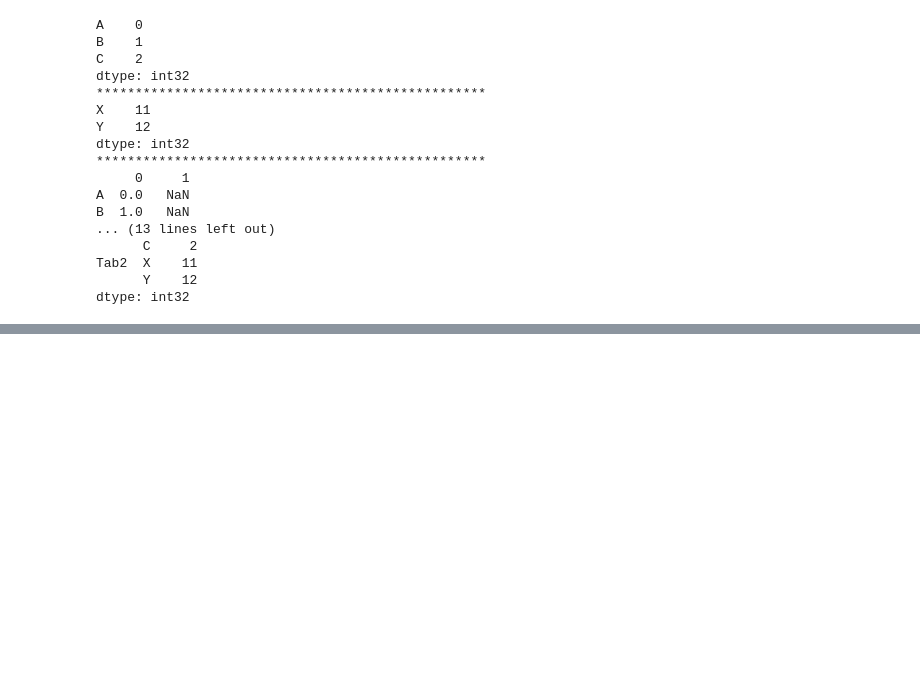
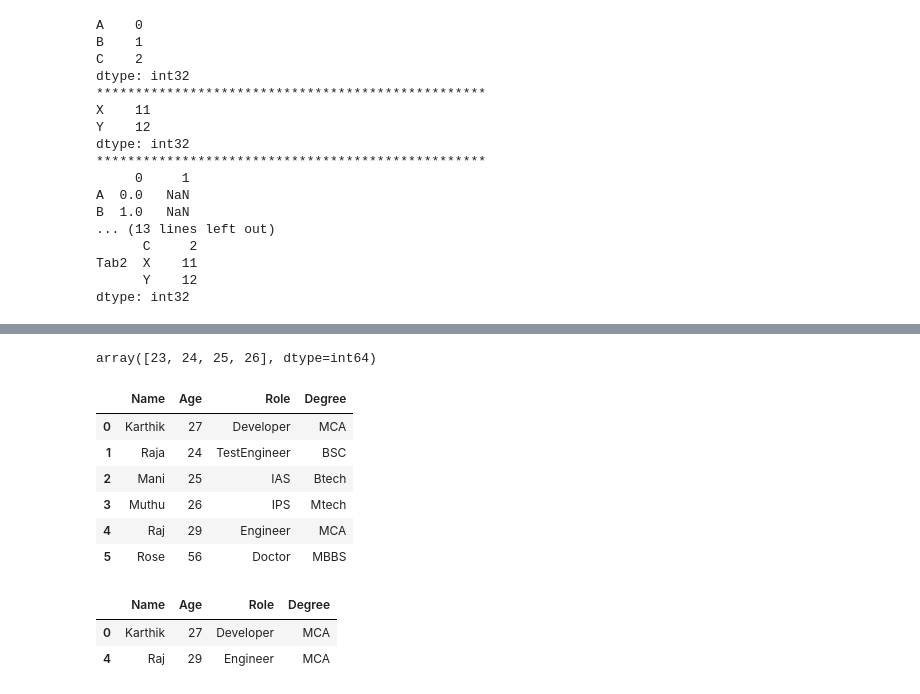
Before and after one commit to Karthik6622/PYTHON, a Jupyter notebook: Pandas_Practise_files/DataFrame-Pandas.ipynb, the cells around one changed output, grey strips where cells are left out. Saved outputs shown, nothing was run; the diff lists cells and outputs as text; code cells hidden in the pictures; blank space fills up the shorter version.

```diff
--- a/Pandas_Practise_files/DataFrame-Pandas.ipynb
+++ b/Pandas_Practise_files/DataFrame-Pandas.ipynb
@@ -333,0 +437,30 @@ dtype: int32
+# %%
+#if we want to sort one column values insted of whole Dataframe
+d3=np.sort(d['Age'])
+d3
+# %% [output]
+array([23, 24, 25, 26], dtype=int64)
+# %%
+#how to fetch data who's age more than 25 and completed MCA
+data1={'Name':['Karthik','Raja','Mani','Muthu','Raj','Rose'],
+     'Age':[27,24,25,26,29,56],
+     'Role':['Developer','TestEngineer','IAS','IPS','Engineer','Doctor'],
+     'Degree':['MCA','BSC','Btech','Mtech','MCA','MBBS']}
+dd=pd.DataFrame(data1)
+dd
+# %% [output]
+|  | Name | Age | Role | Degree |
+| 0 | Karthik | 27 | Developer | MCA |
+| 1 | Raja | 24 | TestEngineer | BSC |
+| 2 | Mani | 25 | IAS | Btech |
+| 3 | Muthu | 26 | IPS | Mtech |
+| 4 | Raj | 29 | Engineer | MCA |
+| 5 | Rose | 56 | Doctor | MBBS |
+# %%
+#how to fetch data who's age more than 25 and completed MCA
+dd[(dd['Age']>25) & (dd['Degree']=='MCA')]#here we using & combing two logical conditions instead of 'and'
+#if we use |(or) means,both condition will work
+# %% [output]
+|  | Name | Age | Role | Degree |
+| 0 | Karthik | 27 | Developer | MCA |
+| 4 | Raj | 29 | Engineer | MCA |
```
Also changed, not shown: parts of 36 cells of this notebook, 12 other files.
